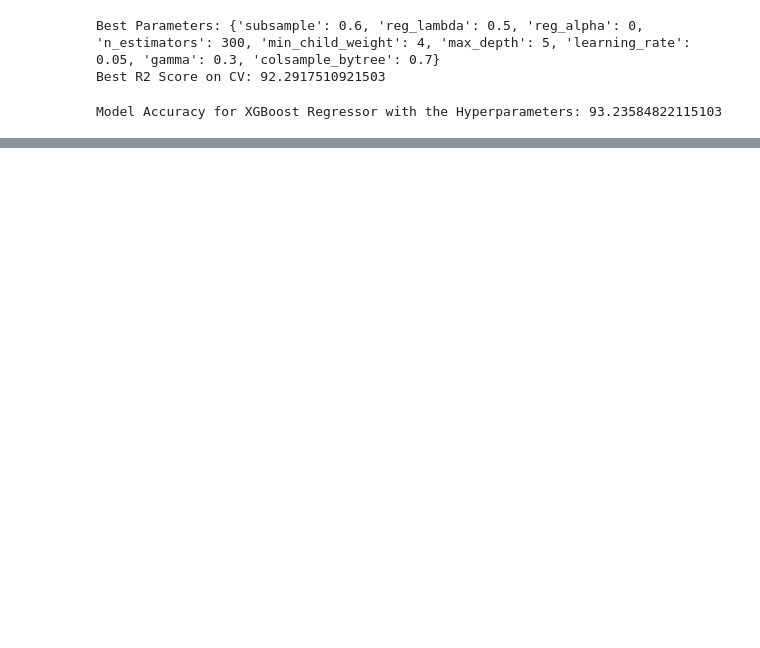
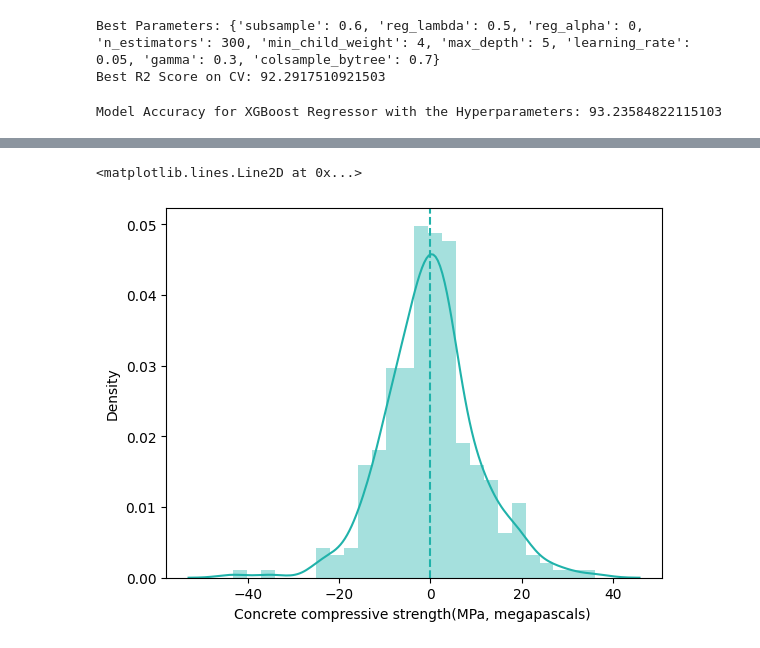
Before and after one commit to meet-vasita/CementPrediction_Model, a Jupyter notebook: Model.ipynb, the cells around one changed output, grey strips where cells are left out. Drawn from its saved outputs; the diff is of its cells as text; code cells hidden in the pictures; blank space fills up the shorter version.

```diff
--- a/Model.ipynb
+++ b/Model.ipynb
@@ -582,0 +590,6 @@ Model Accuracy for XGBoost Regressor with the Hyperparameters: 93.23584822115103
+# %%
+sns.distplot(y_test - y_pred_knn,color='#20B2AA')
+plt.axvline(0,linestyle='--',color='#20B2AA')
+# %% [output]
+<matplotlib.lines.Line2D at 0x...>
+[figure, added]
```
Also changed, not shown: parts of 23 cells of this notebook, 1 other file.
